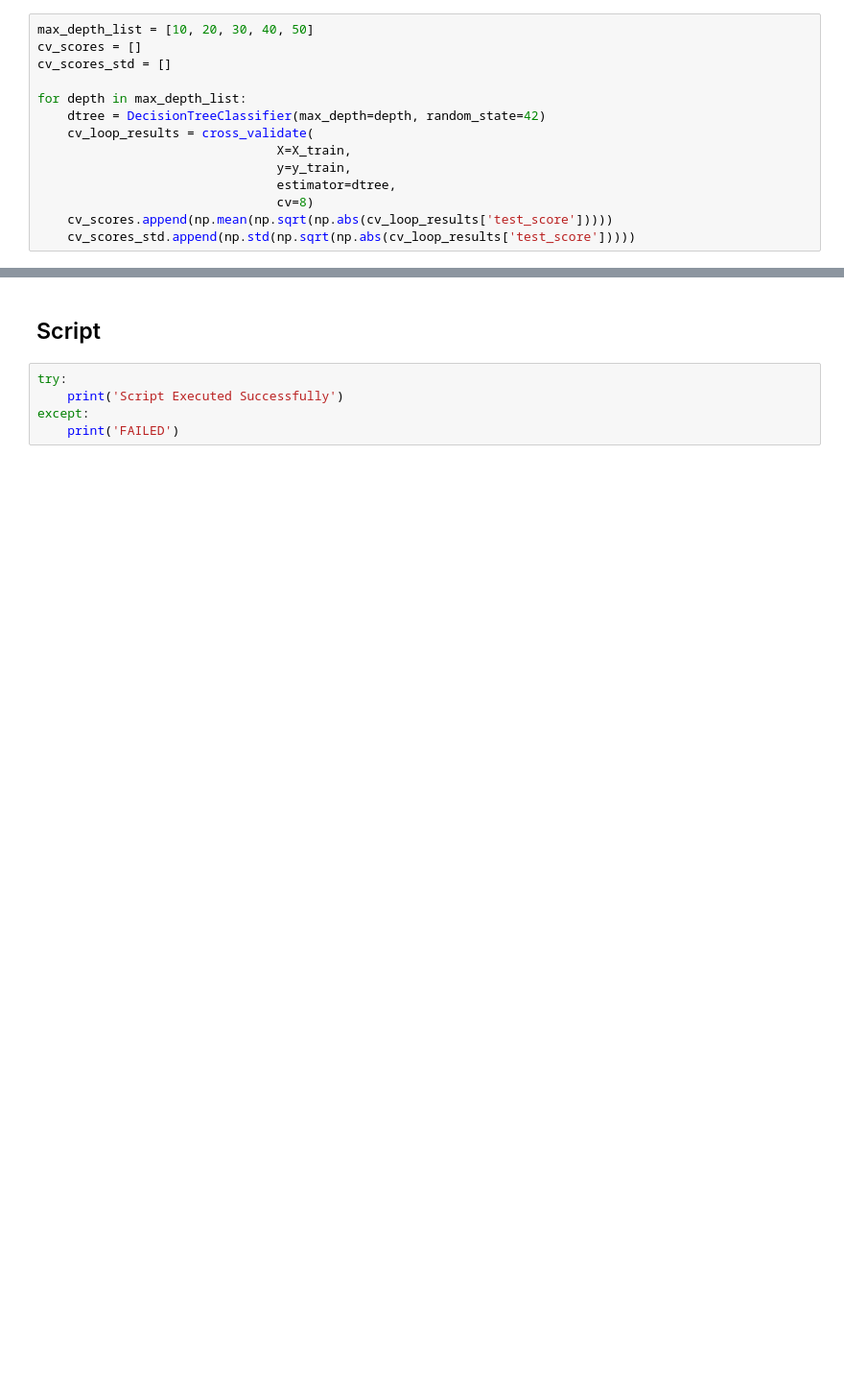
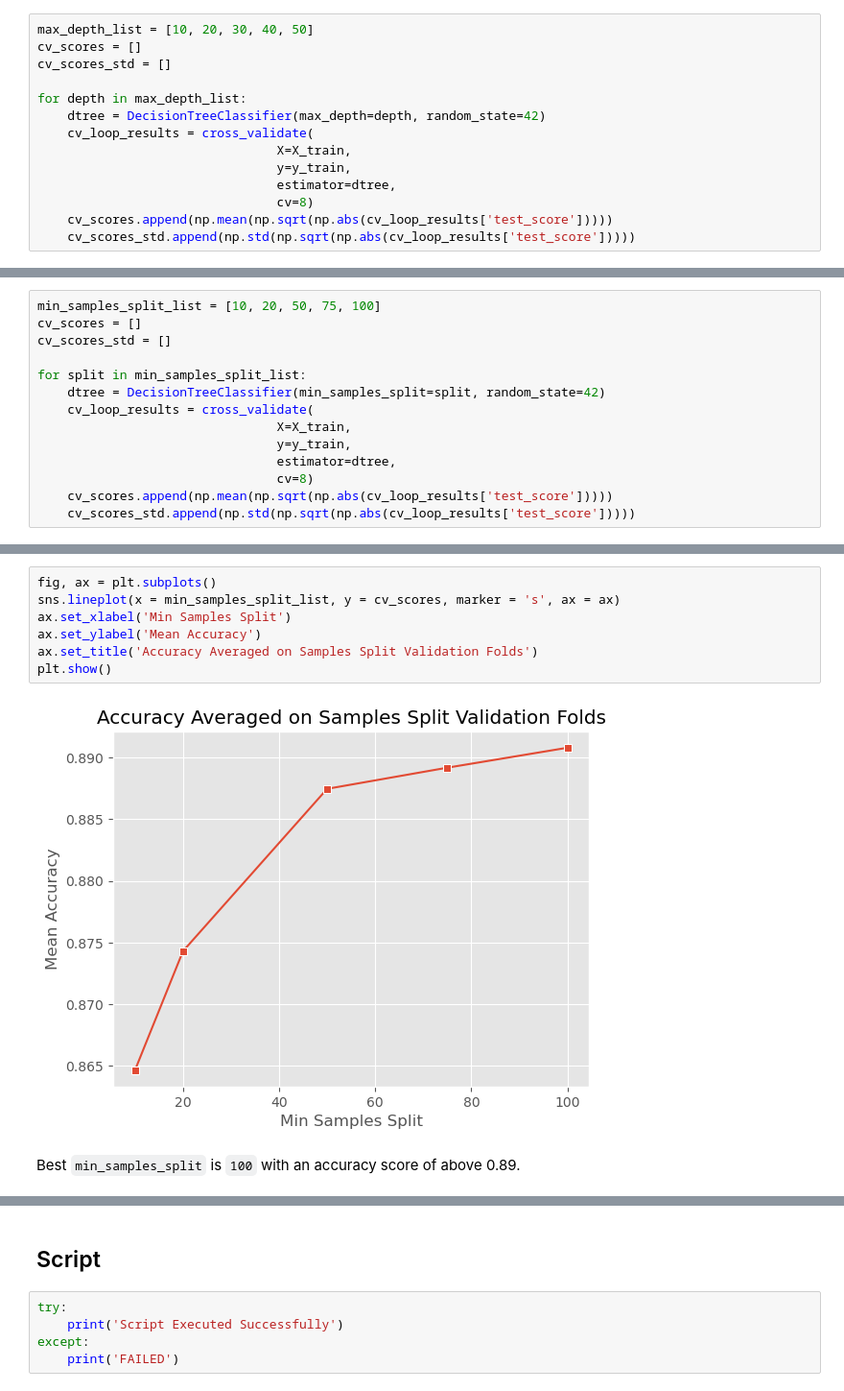
Before and after one commit to mrhussaink7/telco-churn-model, a Jupyter notebook: notebooks/model_development.ipynb, the cells around one changed output, grey strips where cells are left out. Shown at 96% size. Cells and saved outputs as stored; diff of their text form; blank space fills up the shorter version.

```diff
--- a/notebooks/model_development.ipynb
+++ b/notebooks/model_development.ipynb
@@ -146,0 +204,14 @@ plt.show()
+# %%
+min_samples_split_list = [10, 20, 50, 75, 100]
+cv_scores = []
+cv_scores_std = []
+
+for split in min_samples_split_list:
+    dtree = DecisionTreeClassifier(min_samples_split=split, random_state=42)
+    cv_loop_results = cross_validate(
+                                X=X_train,
+                                y=y_train,
+                                estimator=dtree,
+                                cv=8)
+    cv_scores.append(np.mean(np.sqrt(np.abs(cv_loop_results['test_score']))))
+    cv_scores_std.append(np.std(np.sqrt(np.abs(cv_loop_results['test_score']))))
@@ -146,0 +229,11 @@ plt.show()
+# %%
+fig, ax = plt.subplots()
+sns.lineplot(x = min_samples_split_list, y = cv_scores, marker = 's', ax = ax)
+ax.set_xlabel('Min Samples Split')
+ax.set_ylabel('Mean Accuracy')
+ax.set_title('Accuracy Averaged on Samples Split Validation Folds')
+plt.show()
+# %% [output]
+[figure, added]
+# %% [markdown]
+Best `min_samples_split` is `100` with an accuracy score of above 0.89.
```
Also changed, not shown: parts of 31 cells of this notebook.
